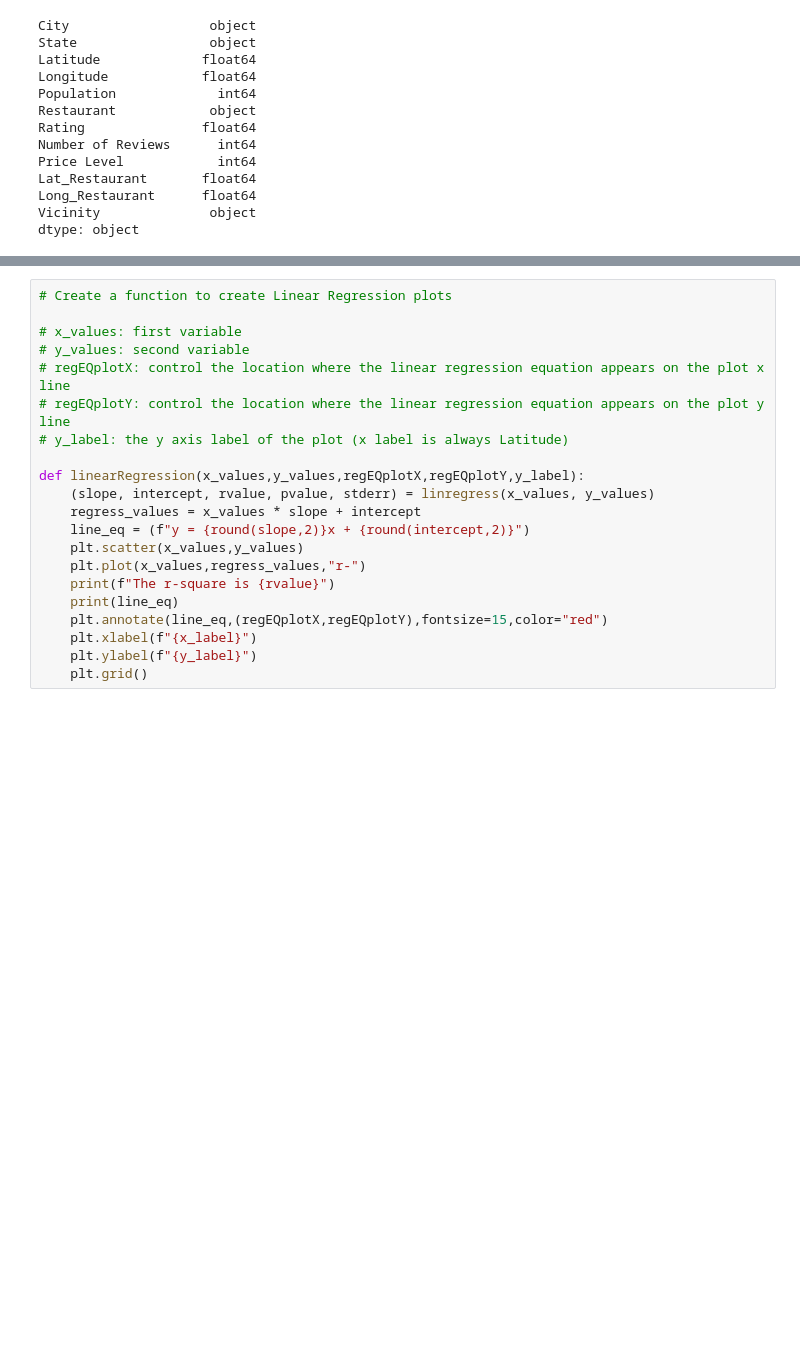
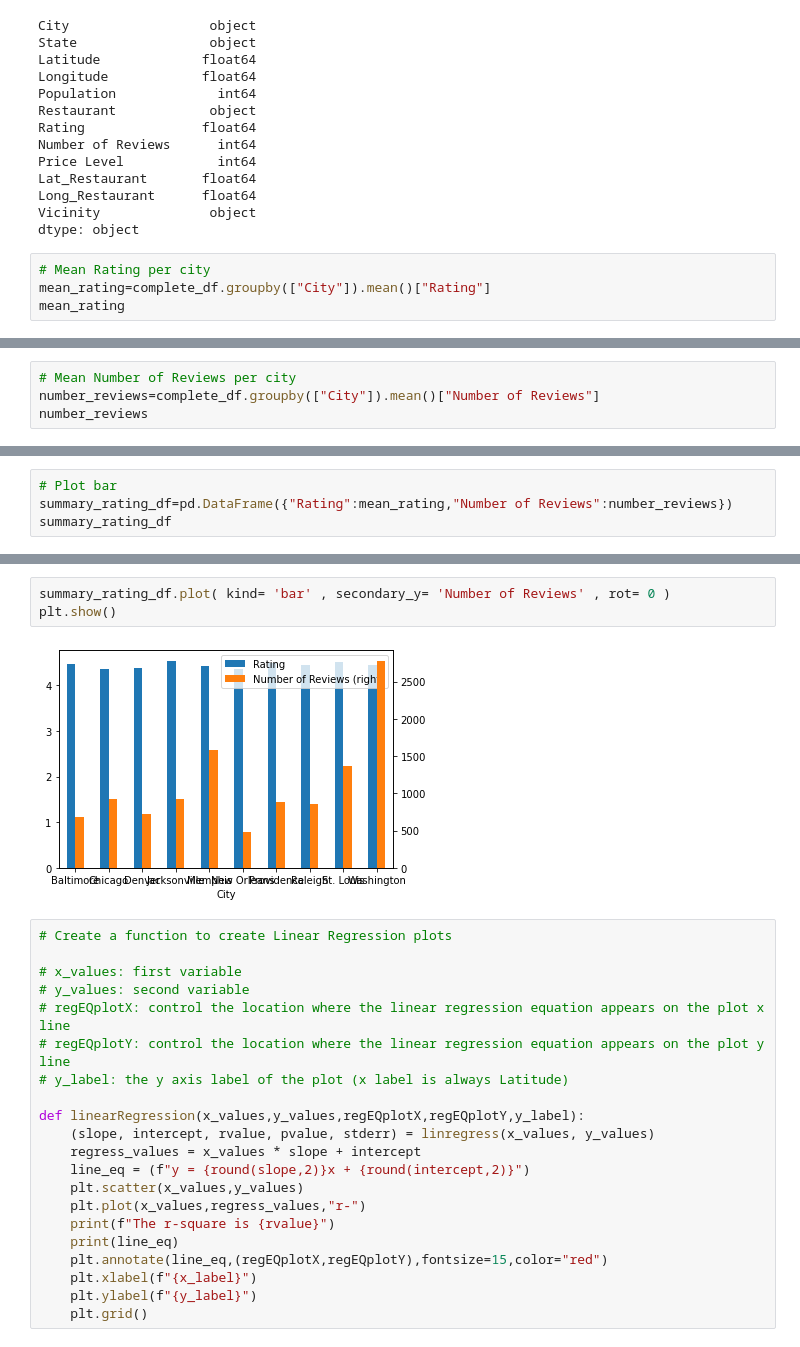
Before and after one commit to mward95/Restaurant_API, a Jupyter notebook: Matthew Ward/Restaurant_sort_df.ipynb, the cells around one changed output, grey strips where cells are left out. Drawn from its saved outputs; the diff is of its cells as text; blank space fills up the shorter version.

```diff
--- a/Matthew Ward/Restaurant_sort_df.ipynb
+++ b/Matthew Ward/Restaurant_sort_df.ipynb
@@ -911,3 +970,7 @@ Lat_Restaurant       float64
 Long_Restaurant      float64
 Vicinity              object
 dtype: object
+# %%
+# Mean Rating per city
+mean_rating=complete_df.groupby(["City"]).mean()["Rating"]
+mean_rating
@@ -913,0 +990,4 @@ dtype: object
+# %%
+# Mean Number of Reviews per city
+number_reviews=complete_df.groupby(["City"]).mean()["Number of Reviews"]
+number_reviews
@@ -913,0 +1007,4 @@ dtype: object
+# %%
+# Plot bar
+summary_rating_df=pd.DataFrame({"Rating":mean_rating,"Number of Reviews":number_reviews})
+summary_rating_df
@@ -914,3 +1024,8 @@ dtype: object
+# %%
+summary_rating_df.plot( kind= 'bar' , secondary_y= 'Number of Reviews' , rot= 0 )
+plt.show()
+# %% [output]
+[figure, added]
 # %%
 # Create a function to create Linear Regression plots
 
```
Also changed, not shown: parts of 24 cells of this notebook, 1 other file.
